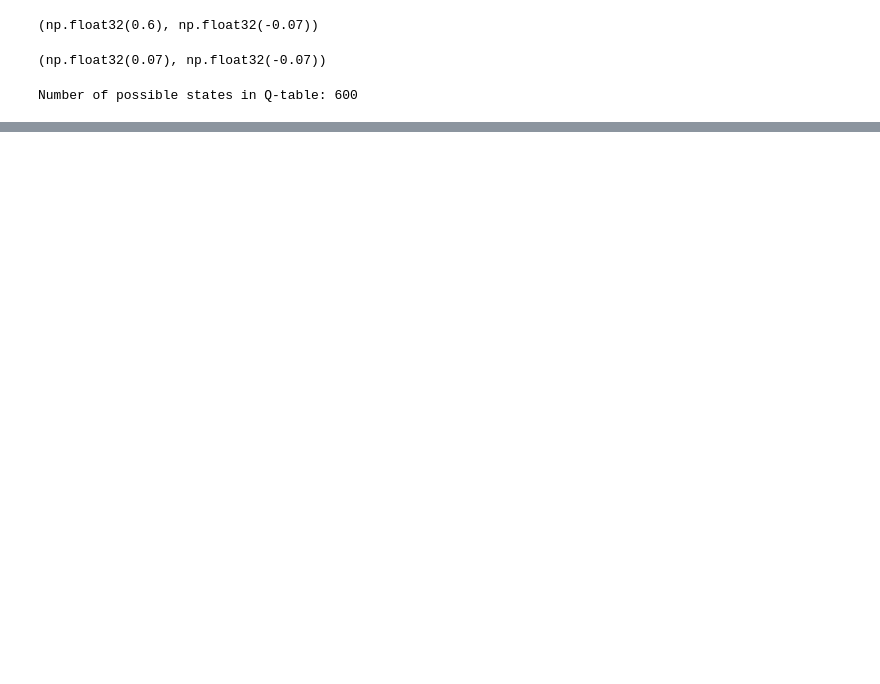
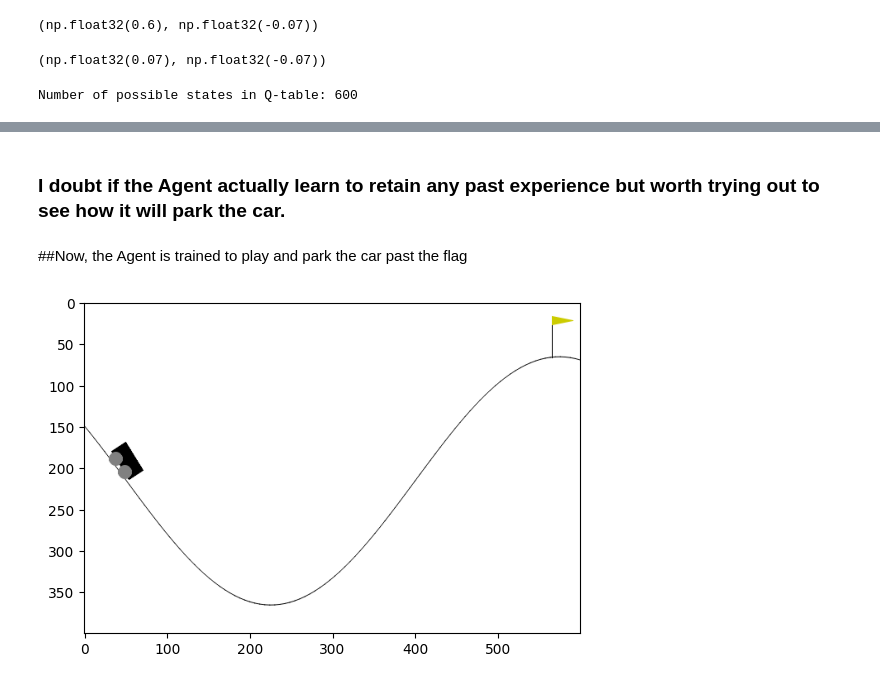
Before and after one commit to adewunmi2/ReinforcementLearning_2025, a Jupyter notebook: ExerciseProject2/mountaincar_RL_Q_Learning.ipynb, the cells around one changed output, grey strips where cells are left out. Saved outputs shown, nothing was run; the diff lists cells and outputs as text; code cells hidden in the pictures; blank space fills up the shorter version.

Commit message:
Exercise_Project2

```diff
--- a/ExerciseProject2/mountaincar_RL_Q_Learning.ipynb
+++ b/ExerciseProject2/mountaincar_RL_Q_Learning.ipynb
@@ -57,0 +327,57 @@ Number of possible states in Q-table: 600
+# %% [markdown]
+### I doubt if the Agent actually learn to retain any past experience but worth trying out to see how it will park the car.
+# %% [markdown]
+##Now, the Agent is trained to play and park the car past the flag
+# %%
+# let's use now the Q-table (agent) we have for this environment
+# => play the game based on the Q-table but only using exploitation
+
+total_test_episodes = 3
+
+env.reset()
+clear_output(wait=True)
+plt.imshow(env.render())
+plt.show()
+
+# for-loop => allow the agent to play this 5 times in a row (5 episodes)
+for episode in range(total_test_episodes):
+    state, info = env.reset()
+    state = get_state(state)
+    done = False
+    total_rewards = 0
+
+    # play for the max number of steps
+    for step in range(max_steps):
+        # take the best action for this situation from the Q-table
+        # basically based on the current cell => choose the best action we have calculated
+        # in the Q-table during training
+
+        # an idea for the exercise project:
+        # => if multiple identical high values => choose a random path
+        action = np.argmax(Q_table[state[0], state[1]])
+
+        # unpack the results
+        observation, reward, done, truncated, info = env.step(action)
+        observation = get_state(observation)
+
+        # update total rewards
+        total_rewards = total_rewards + reward
+
+        # update the visual frame
+        clear_output(wait=True)
+        plt.imshow(env.render())
+        plt.show()
+
+        # if we are game over either by hole or goal => break the loop
+        if done:
+            print(f"Episode: {episode + 1} done with total_rewards: {total_rewards}")
+            time.sleep(2)
+            break
+
+        # save new state as old state, continue with next step
+        state = observation
+        # time.sleep(0.3)
+
+env.close()
+# %% [output]
+[figure, added]
```
Also changed, not shown: parts of 24 cells of this notebook, 3 other files.
